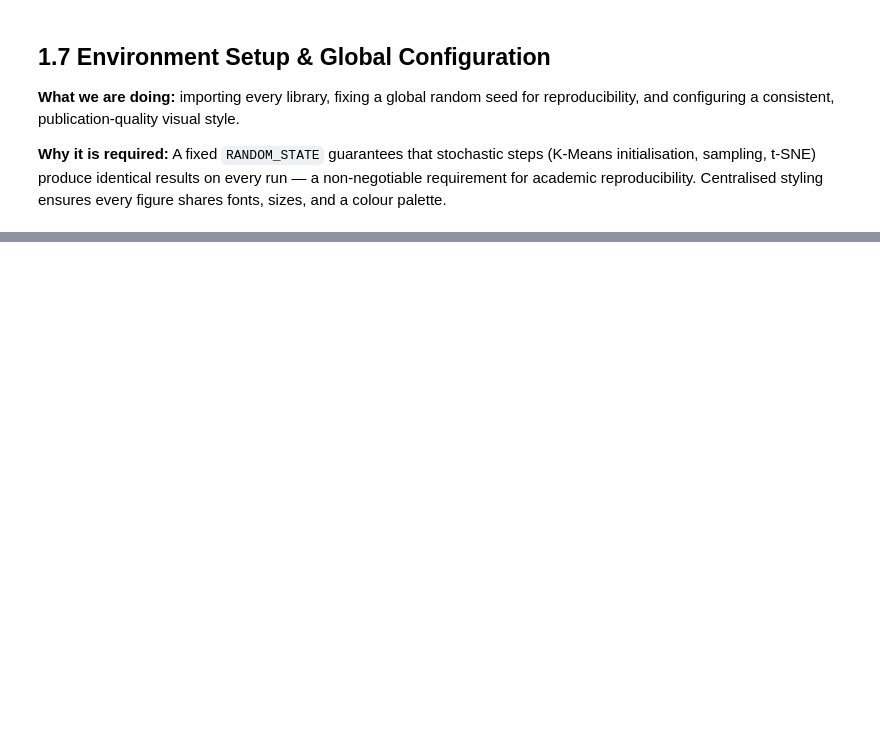
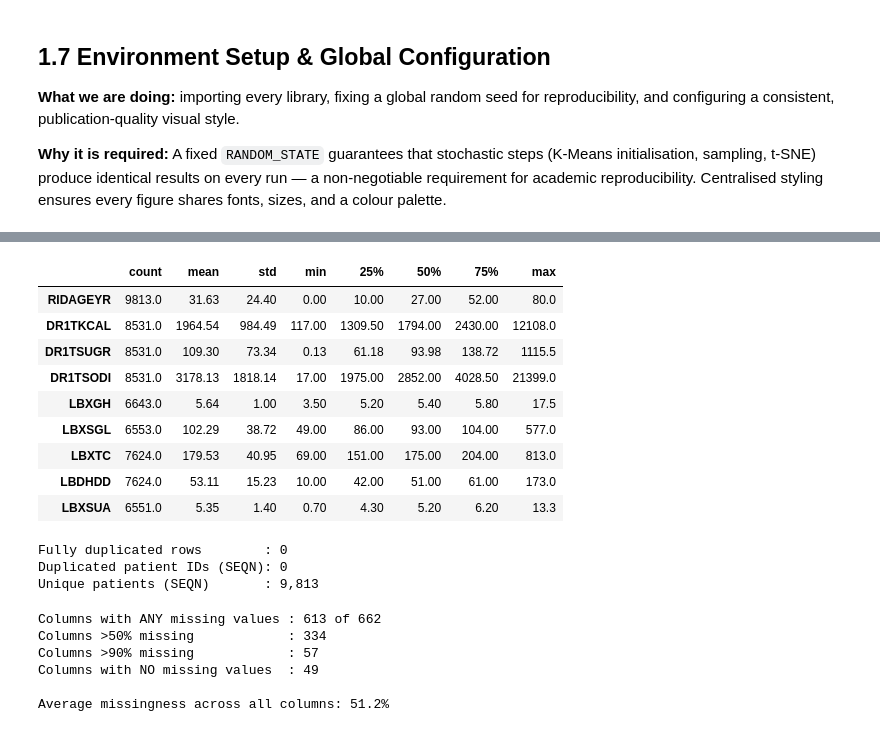
Before and after one commit to Syed-Irfan-1165/Patient-Segmentation-using-Unsupervised-Machine-Learning, a Jupyter notebook: notebooks/NHANES_Patient_Segmentation_PROGRESS.ipynb, the cells around one changed output, grey strips where cells are left out. Saved outputs shown, nothing was run; the diff lists cells and outputs as text; code cells hidden in the pictures; blank space fills up the shorter version.

```diff
--- a/notebooks/NHANES_Patient_Segmentation_PROGRESS.ipynb
+++ b/notebooks/NHANES_Patient_Segmentation_PROGRESS.ipynb
@@ -199,0 +337,44 @@ Figures -> images/ | models -> models/ | logs -> logs/run.log
+# %%
+# ---- Statistical summary of a clinically important numeric subset ----
+# (Describing all 662 columns is unreadable; we spotlight key clinical markers.)
+KEY_PREVIEW = ['RIDAGEYR', 'DR1TKCAL', 'DR1TSUGR', 'DR1TSODI',
+               'LBXGH', 'LBXSGL', 'LBXTC', 'LBDHDD', 'LBXSUA']
+KEY_PREVIEW = [c for c in KEY_PREVIEW if c in raw.columns]
+raw[KEY_PREVIEW].describe().T.round(2)
+# %% [output]
+|  | count | mean | std | min | 25% | 50% | 75% | max |
+| RIDAGEYR | 9813.0 | 31.63 | 24.40 | 0.00 | 10.00 | 27.00 | 52.00 | 80.0 |
+| DR1TKCAL | 8531.0 | 1964.54 | 984.49 | 117.00 | 1309.50 | 1794.00 | 2430.00 | 12108.0 |
+| DR1TSUGR | 8531.0 | 109.30 | 73.34 | 0.13 | 61.18 | 93.98 | 138.72 | 1115.5 |
+| DR1TSODI | 8531.0 | 3178.13 | 1818.14 | 17.00 | 1975.00 | 2852.00 | 4028.50 | 21399.0 |
+| LBXGH | 6643.0 | 5.64 | 1.00 | 3.50 | 5.20 | 5.40 | 5.80 | 17.5 |
+| LBXSGL | 6553.0 | 102.29 | 38.72 | 49.00 | 86.00 | 93.00 | 104.00 | 577.0 |
+| LBXTC | 7624.0 | 179.53 | 40.95 | 69.00 | 151.00 | 175.00 | 204.00 | 813.0 |
+| LBDHDD | 7624.0 | 53.11 | 15.23 | 10.00 | 42.00 | 51.00 | 61.00 | 173.0 |
+| LBXSUA | 6551.0 | 5.35 | 1.40 | 0.70 | 4.30 | 5.20 | 6.20 | 13.3 |
+# %%
+# ---- Duplicate records & unique-patient check ----
+dup_full = raw.duplicated().sum()                       # fully identical rows
+dup_id   = raw['SEQN'].duplicated().sum()               # repeated patient IDs
+print(f'Fully duplicated rows        : {dup_full}')
+print(f'Duplicated patient IDs (SEQN): {dup_id}')
+print(f'Unique patients (SEQN)       : {raw["SEQN"].nunique():,}')
+# %% [output]
+Fully duplicated rows        : 0
+Duplicated patient IDs (SEQN): 0
+Unique patients (SEQN)       : 9,813
+# %%
+# ---- Overall missing-value landscape ----
+miss_pct = raw.isna().mean() * 100
+print(f'Columns with ANY missing values : {(miss_pct > 0).sum():,} of {n_cols:,}')
+print(f'Columns >50% missing            : {(miss_pct > 50).sum():,}')
+print(f'Columns >90% missing            : {(miss_pct > 90).sum():,}')
+print(f'Columns with NO missing values  : {(miss_pct == 0).sum():,}')
+print(f'\nAverage missingness across all columns: {miss_pct.mean():.1f}%')
+# %% [output]
+Columns with ANY missing values : 613 of 662
+Columns >50% missing            : 334
+Columns >90% missing            : 57
+Columns with NO missing values  : 49
+
+Average missingness across all columns: 51.2%
```
Also changed, not shown: parts of 6 cells of this notebook.
